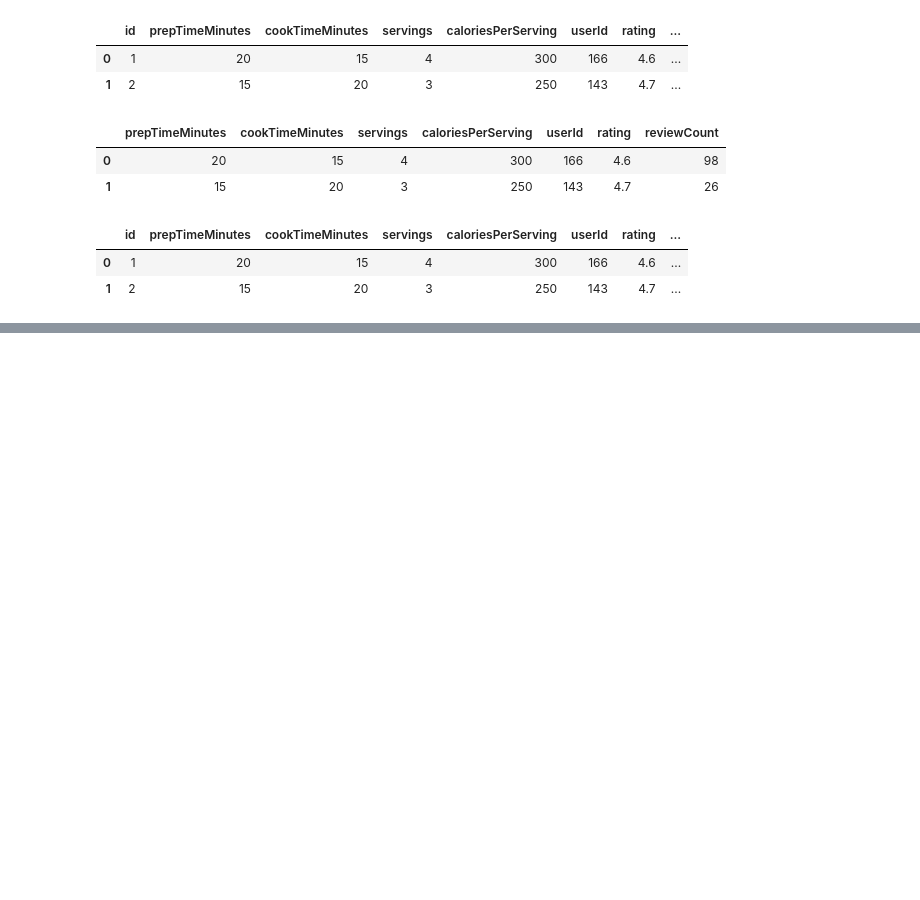
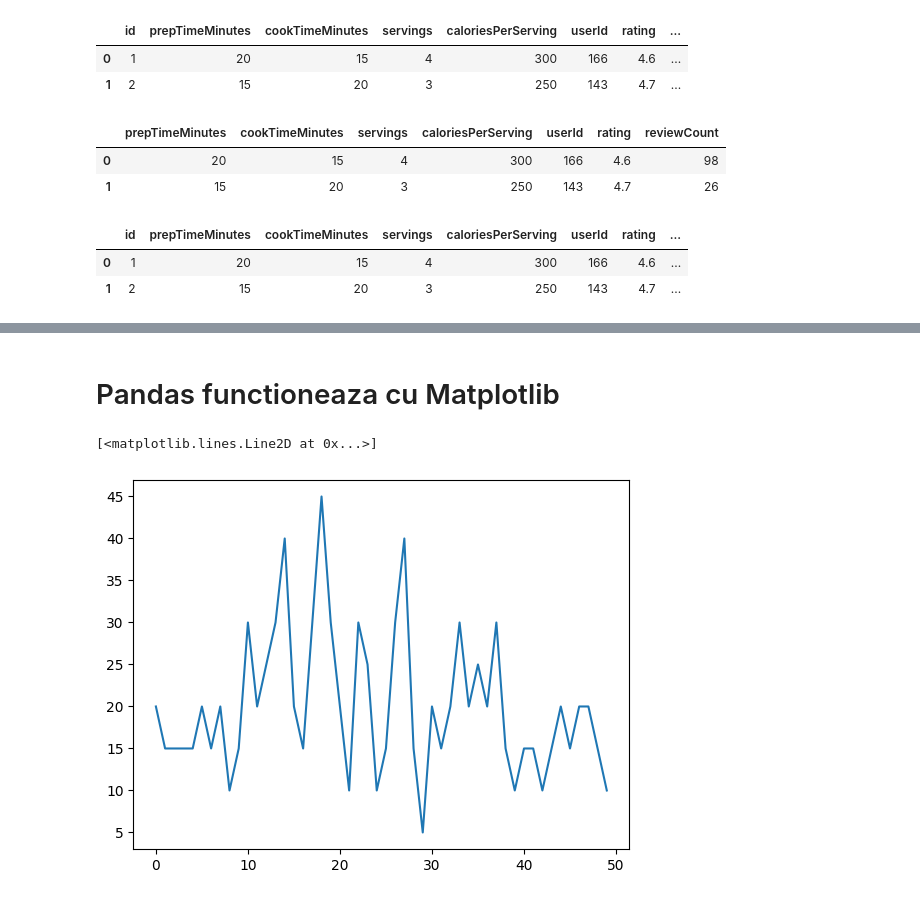
Before and after one commit to sojog/ML-NLP-DP-Bittnet-Iulie-2026, a Jupyter notebook: Ziua3/02.retete_dataframe.ipynb, the cells around one changed output, grey strips where cells are left out. Saved outputs shown, nothing was run; the diff lists cells and outputs as text; code cells hidden in the pictures; blank space fills up the shorter version.

```diff
--- a/Ziua3/02.retete_dataframe.ipynb
+++ b/Ziua3/02.retete_dataframe.ipynb
@@ -164,0 +293,2 @@ numeric_df.head(2)
+# %% [markdown]
+# Pandas functioneaza cu Matplotlib
@@ -164,0 +297,5 @@ numeric_df.head(2)
+# %%
+plt.plot(df["prepTimeMinutes"])
+# %% [output]
+[<matplotlib.lines.Line2D at 0x...>]
+[figure, added]
```
Also changed, not shown: parts of 30 cells of this notebook, 1 other file.
